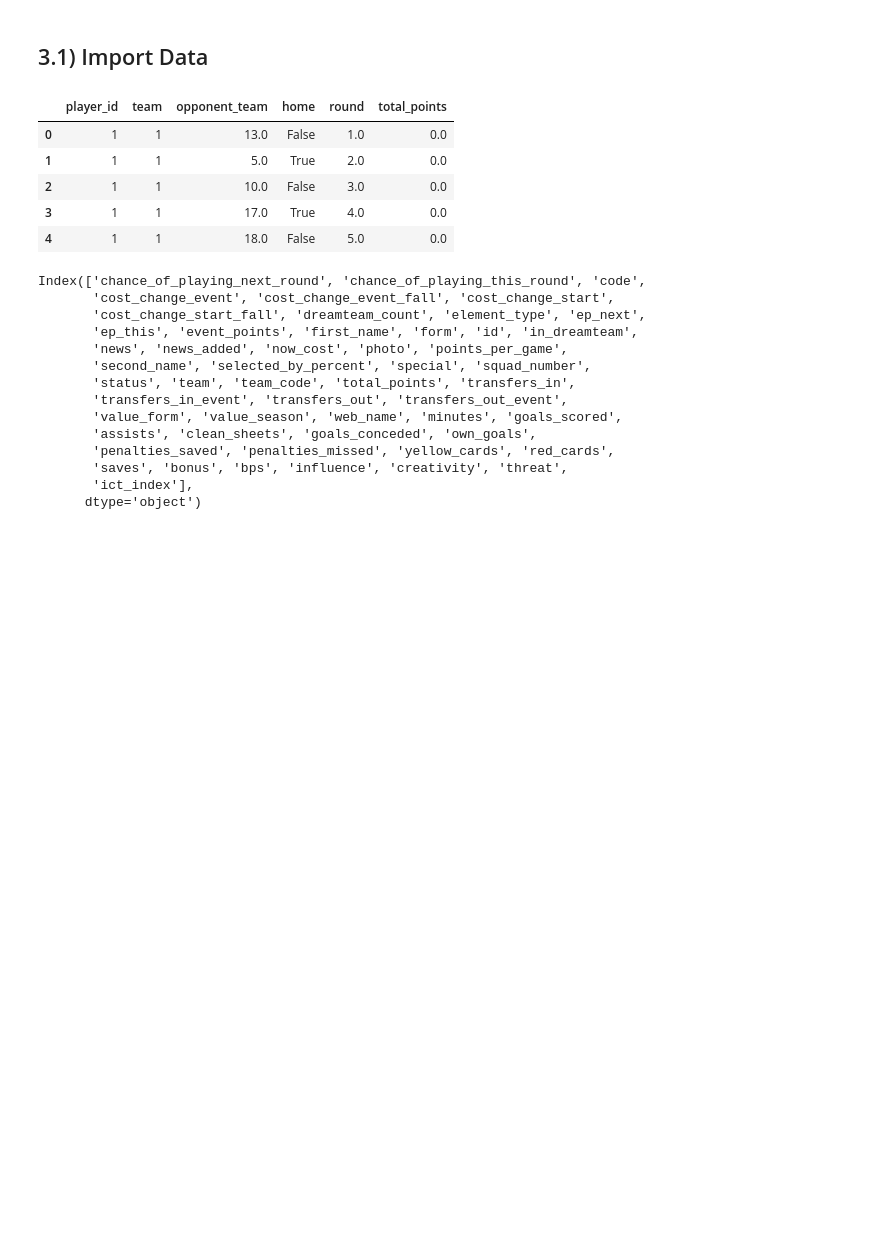
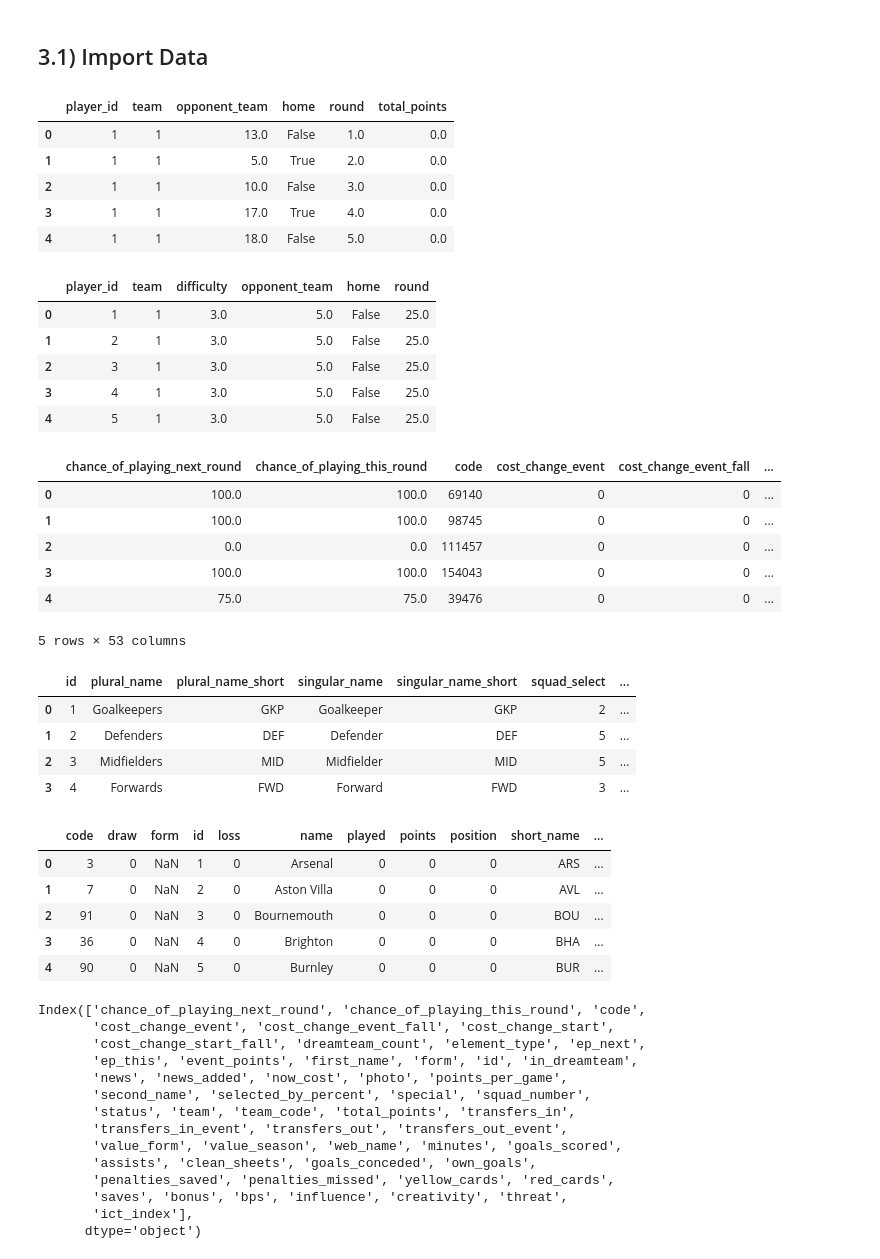
Before and after one commit to yt-hwang/Fantasy_Premier_League_Analysis, a Jupyter notebook: Codes/Data_Related/Data_Analyzation_and_Optimization_LEVEL_2.ipynb, the cells around one changed output. Cells and saved outputs as stored; diff of their text form; code cells hidden in the pictures; blank space fills up the shorter version.

```diff
--- a/Codes/Data_Related/Data_Analyzation_and_Optimization_LEVEL_2.ipynb
+++ b/Codes/Data_Related/Data_Analyzation_and_Optimization_LEVEL_2.ipynb
@@ -94,17 +94,46 @@ history = pd.read_csv(datapath + 'history_final_training.csv', index_col=0, engi
 fixture = pd.read_csv(datapath + 'fixture_final_test.csv', index_col=0, engine = 'python')
 
 bootstrap = pd.read_csv(datapath + 'elements_df.csv', index_col=0, engine = 'python')
-element_type = pd.read_csv(datapath + 'element_type_df.csv', index_col=0, engine = 'python')
-bootstrap = pd.read_csv(datapath + 'elements_df.csv', index_col=0, engine = 'python')
+element_type = pd.read_csv(datapath + 'element_types_df.csv', index_col=0, engine = 'python')
+teams = pd.read_csv(datapath + 'teams_df.csv', index_col=0, engine = 'python')
-# %%
-history.head()
-# %% [output]
-|  | player_id | team | opponent_team | home | round | total_points |
-| 0 | 1 | 1 | 13.0 | False | 1.0 | 0.0 |
-| 1 | 1 | 1 | 5.0 | True | 2.0 | 0.0 |
-| 2 | 1 | 1 | 10.0 | False | 3.0 | 0.0 |
-| 3 | 1 | 1 | 17.0 | True | 4.0 | 0.0 |
-| 4 | 1 | 1 | 18.0 | False | 5.0 | 0.0 |
+# %%
+history.head()
+fixture.head()
+
+bootstrap.head()
+element_type.head()
+teams.head()
+# %% [output]
+|  | player_id | team | opponent_team | home | round | total_points |
+| 0 | 1 | 1 | 13.0 | False | 1.0 | 0.0 |
+| 1 | 1 | 1 | 5.0 | True | 2.0 | 0.0 |
+| 2 | 1 | 1 | 10.0 | False | 3.0 | 0.0 |
+| 3 | 1 | 1 | 17.0 | True | 4.0 | 0.0 |
+| 4 | 1 | 1 | 18.0 | False | 5.0 | 0.0 |
+|  | player_id | team | difficulty | opponent_team | home | round |
+| 0 | 1 | 1 | 3.0 | 5.0 | False | 25.0 |
+| 1 | 2 | 1 | 3.0 | 5.0 | False | 25.0 |
+| 2 | 3 | 1 | 3.0 | 5.0 | False | 25.0 |
+| 3 | 4 | 1 | 3.0 | 5.0 | False | 25.0 |
+| 4 | 5 | 1 | 3.0 | 5.0 | False | 25.0 |
+|  | chance_of_playing_next_round | chance_of_playing_this_round | code | cost_change_event | cost_change_event_fall | ... |
+| 0 | 100.0 | 100.0 | 69140 | 0 | 0 | ... |
+| 1 | 100.0 | 100.0 | 98745 | 0 | 0 | ... |
+| 2 | 0.0 | 0.0 | 111457 | 0 | 0 | ... |
+| 3 | 100.0 | 100.0 | 154043 | 0 | 0 | ... |
+| 4 | 75.0 | 75.0 | 39476 | 0 | 0 | ... |
+5 rows × 53 columns
+|  | id | plural_name | plural_name_short | singular_name | singular_name_short | squad_select | ... |
+| 0 | 1 | Goalkeepers | GKP | Goalkeeper | GKP | 2 | ... |
+| 1 | 2 | Defenders | DEF | Defender | DEF | 5 | ... |
+| 2 | 3 | Midfielders | MID | Midfielder | MID | 5 | ... |
+| 3 | 4 | Forwards | FWD | Forward | FWD | 3 | ... |
+|  | code | draw | form | id | loss | name | played | points | position | short_name | ... |
+| 0 | 3 | 0 | NaN | 1 | 0 | Arsenal | 0 | 0 | 0 | ARS | ... |
+| 1 | 7 | 0 | NaN | 2 | 0 | Aston Villa | 0 | 0 | 0 | AVL | ... |
+| 2 | 91 | 0 | NaN | 3 | 0 | Bournemouth | 0 | 0 | 0 | BOU | ... |
+| 3 | 36 | 0 | NaN | 4 | 0 | Brighton | 0 | 0 | 0 | BHA | ... |
+| 4 | 90 | 0 | NaN | 5 | 0 | Burnley | 0 | 0 | 0 | BUR | ... |
 # %%
 bootstrap.columns
 # %% [output]
```
